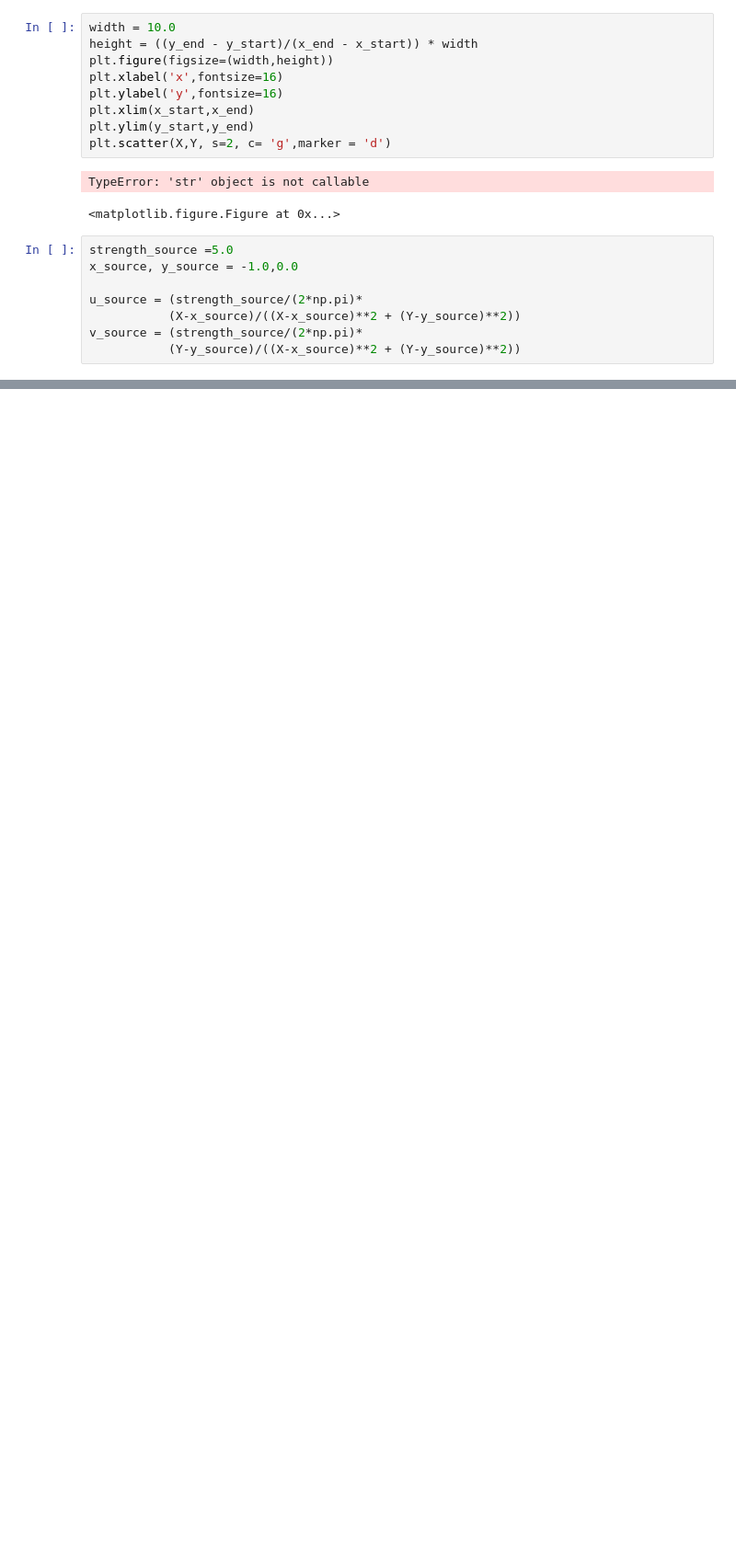
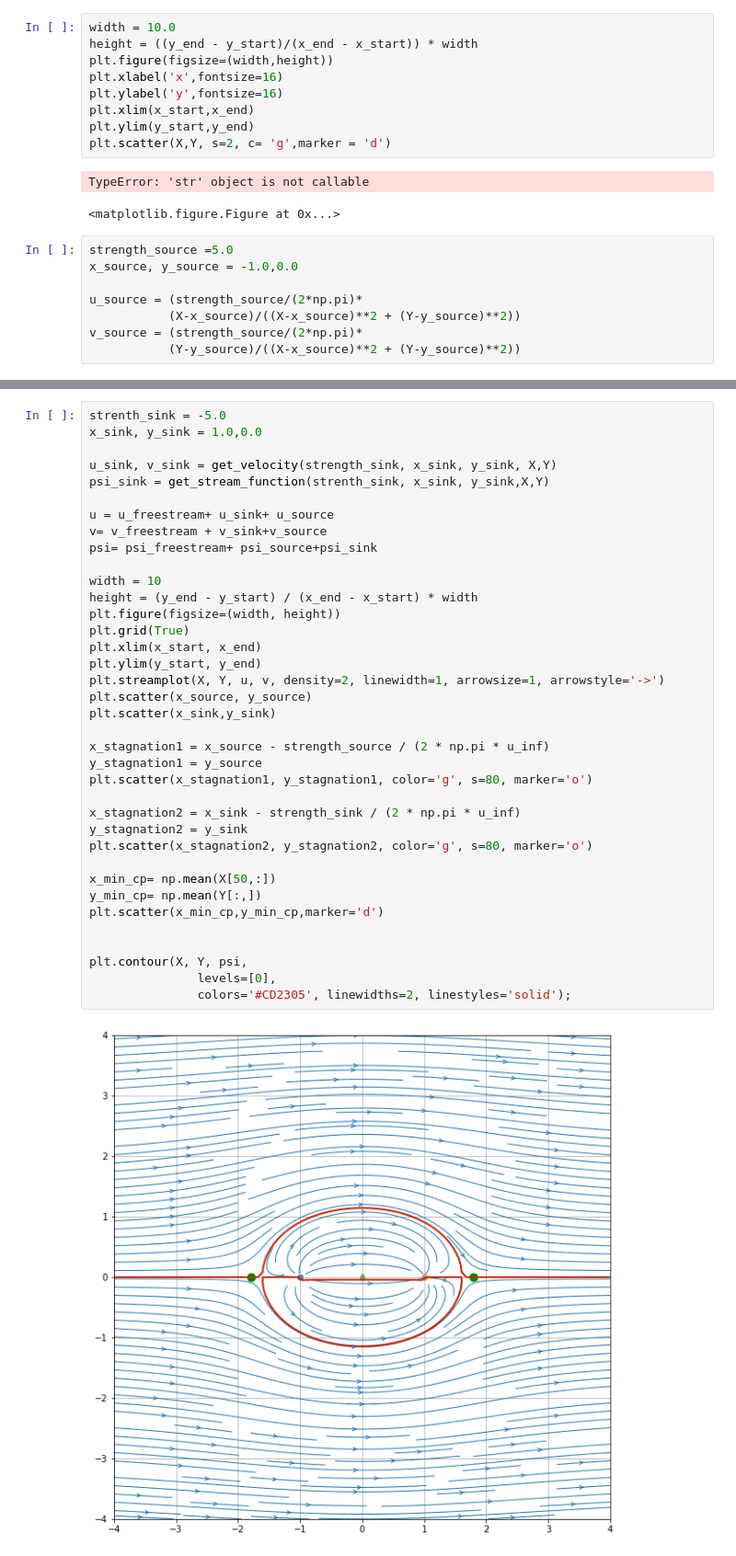
Before and after one commit to djpalumbo18/mae6226, a Jupyter notebook: Class_Source_Sink_exercise.ipynb, the cells around one changed output, grey strips where cells are left out. Shown: that part at 92% size. Drawn from its saved outputs; the diff is of its cells as text; blank space fills up the shorter version.

```diff
--- a/Class_Source_Sink_exercise.ipynb
+++ b/Class_Source_Sink_exercise.ipynb
@@ -123,0 +234,39 @@ plt.scatter([x_source,x_sink],[y_source, y_sink])
+# %%
+strenth_sink = -5.0
+x_sink, y_sink = 1.0,0.0
+
+u_sink, v_sink = get_velocity(strength_sink, x_sink, y_sink, X,Y)
+psi_sink = get_stream_function(strenth_sink, x_sink, y_sink,X,Y)
+
+u = u_freestream+ u_sink+ u_source
+v= v_freestream + v_sink+v_source
+psi= psi_freestream+ psi_source+psi_sink
+
+width = 10
+height = (y_end - y_start) / (x_end - x_start) * width
+plt.figure(figsize=(width, height))
+plt.grid(True)
+plt.xlim(x_start, x_end)
+plt.ylim(y_start, y_end)
+plt.streamplot(X, Y, u, v, density=2, linewidth=1, arrowsize=1, arrowstyle='->')
+plt.scatter(x_source, y_source)
+plt.scatter(x_sink,y_sink)
+
+x_stagnation1 = x_source - strength_source / (2 * np.pi * u_inf)
+y_stagnation1 = y_source
+plt.scatter(x_stagnation1, y_stagnation1, color='g', s=80, marker='o')
+
+x_stagnation2 = x_sink - strength_sink / (2 * np.pi * u_inf)
+y_stagnation2 = y_sink
+plt.scatter(x_stagnation2, y_stagnation2, color='g', s=80, marker='o')
+
+x_min_cp= np.mean(X[50,:])
+y_min_cp= np.mean(Y[:,])
+plt.scatter(x_min_cp,y_min_cp,marker='d')
+
+
+plt.contour(X, Y, psi,
+               levels=[0],
+               colors='#CD2305', linewidths=2, linestyles='solid');
+# %% [output]
+[figure, added]
```
Also changed, not shown: parts of 20 cells of this notebook.
